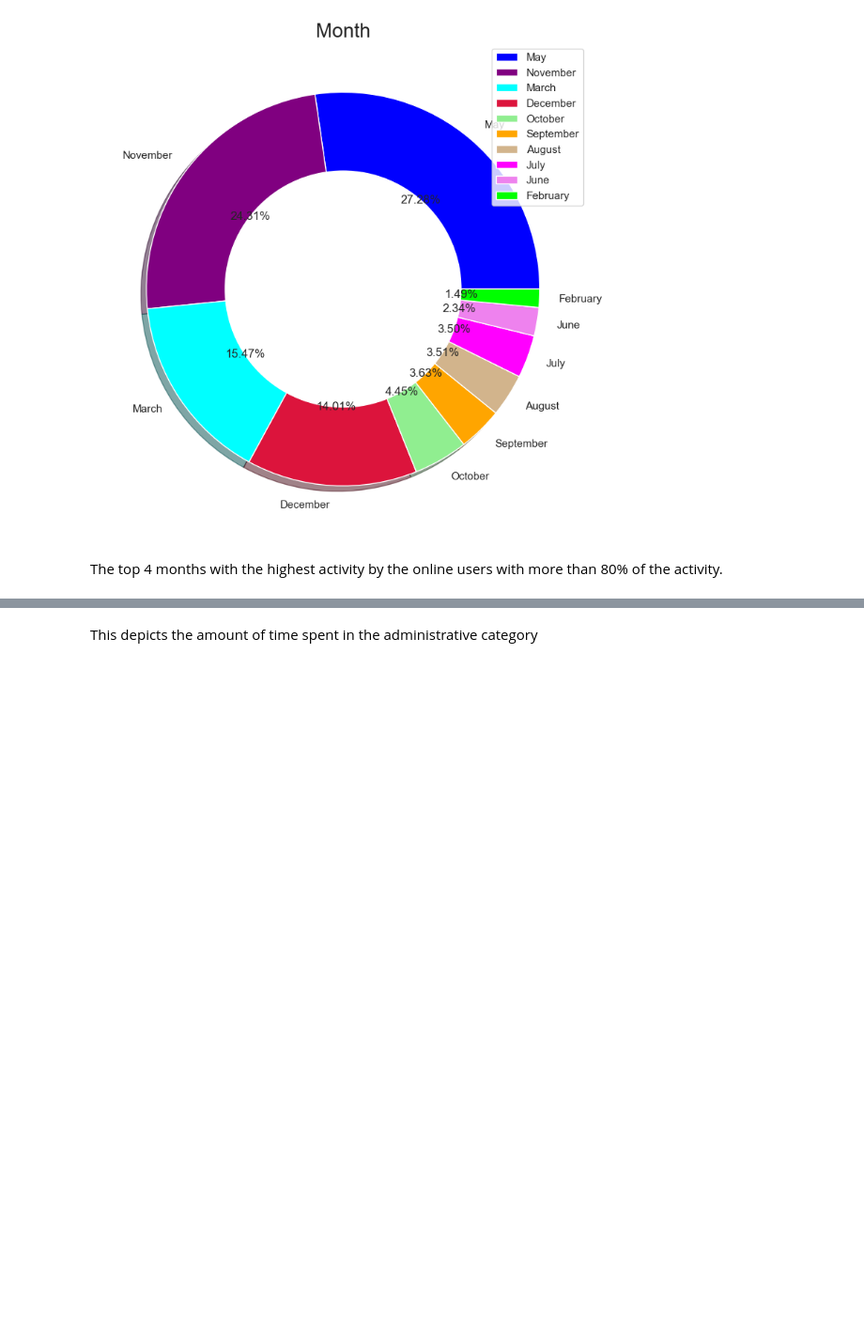
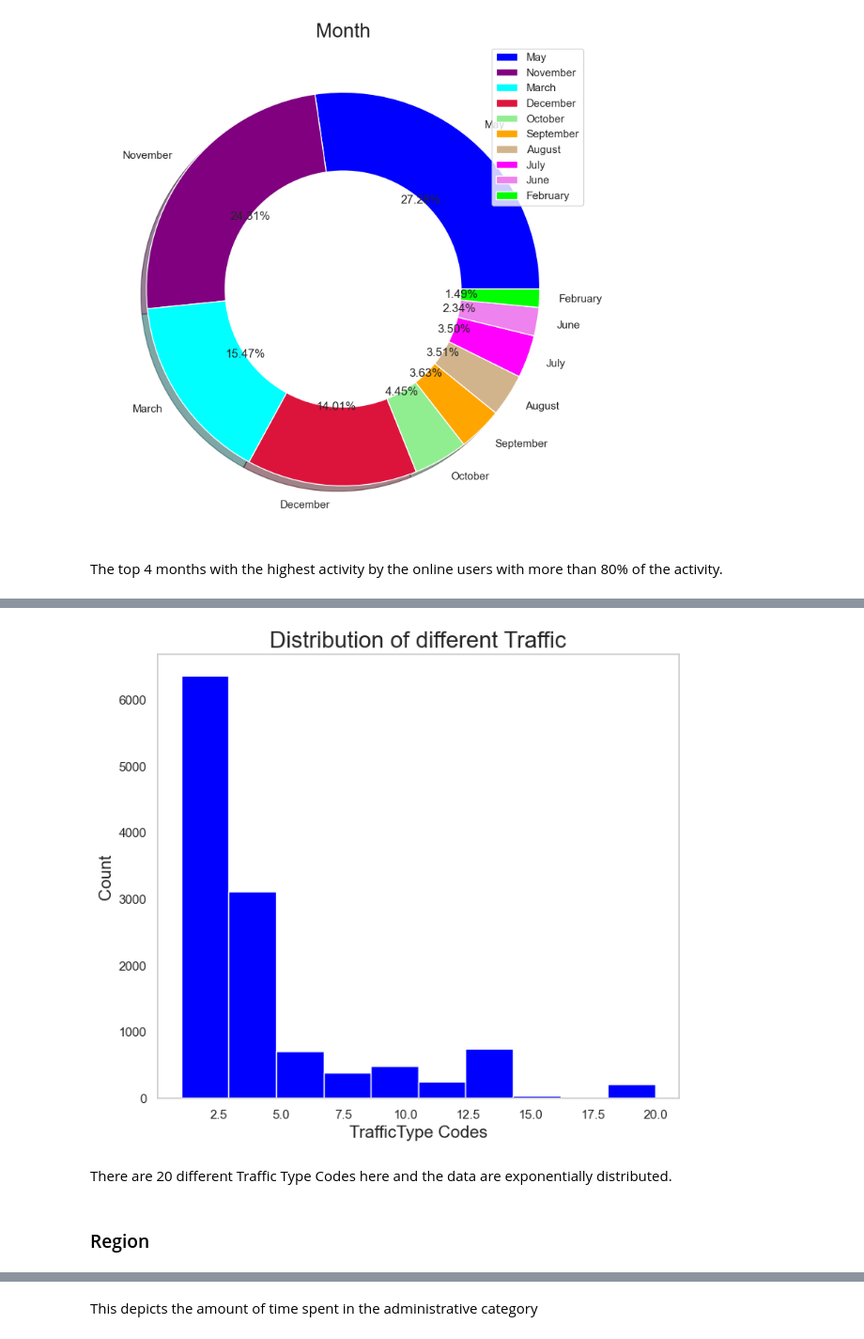
Before and after one commit to ChiiE3/Online-shoppers-intention, a Jupyter notebook: Online Shoppers Intention.ipynb, the cells around one changed output, grey strips where cells are left out. Shown: that part at 94% size. Saved outputs shown, nothing was run; the diff lists cells and outputs as text; code cells hidden in the pictures; blank space fills up the shorter version.

```diff
--- a/Online Shoppers Intention.ipynb
+++ b/Online Shoppers Intention.ipynb
@@ -357,0 +411,18 @@ The top 4 months with the highest activity by the online users with more than 80
+# %%
+# visualizing the distribution of different traffic around the TrafficType
+
+plt.rcParams['figure.figsize'] = (18, 7)
+
+plt.subplot(1, 2, 1)
+plt.hist(data['TrafficType'], color = 'blue')
+plt.title('Distribution of different Traffic', fontsize = 20)
+plt.xlabel('TrafficType Codes', fontsize = 15)
+plt.ylabel('Count', fontsize = 15)
+plt.grid()
+plt.show()
+# %% [output]
+[figure, added]
+# %% [markdown]
+There are 20 different Traffic Type Codes here and the data are exponentially distributed.
+# %% [markdown]
+### Region
```
Also changed, not shown: parts of 13 cells of this notebook.
